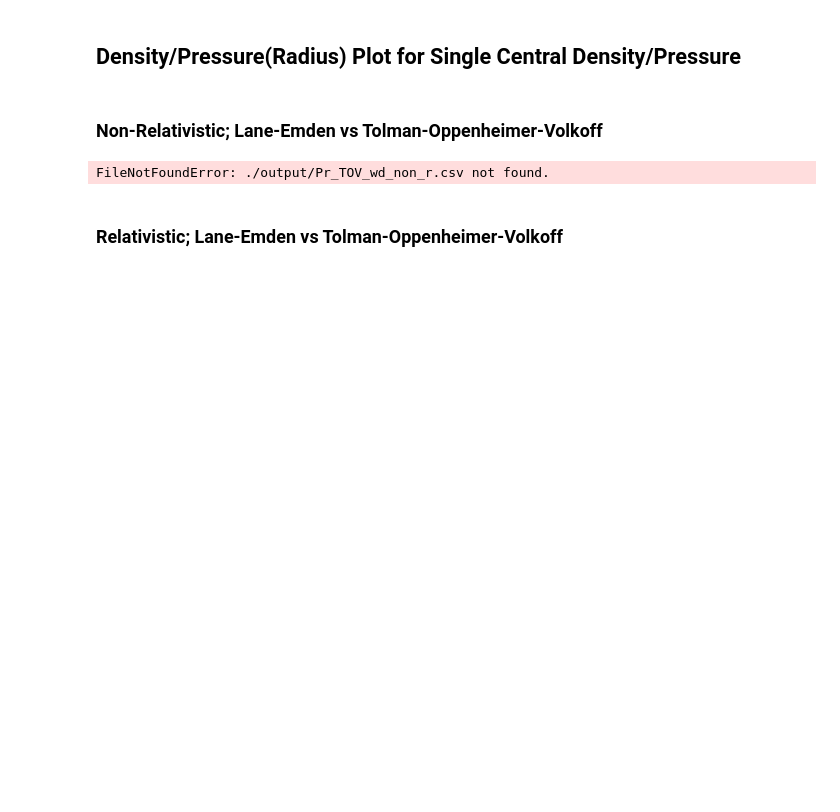
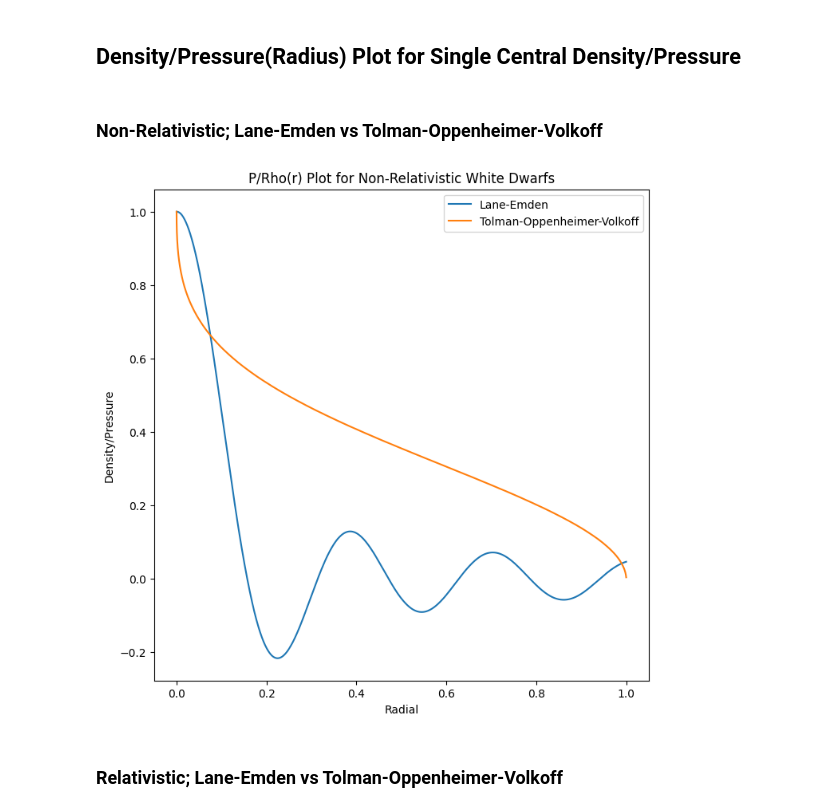
Before and after one commit to notbigbrad/p4theogroup, a Jupyter notebook: graphs.ipynb, the cells around one changed output. Saved outputs shown, nothing was run; the diff lists cells and outputs as text; code cells hidden in the pictures; blank space fills up the shorter version.

```diff
--- a/graphs.ipynb
+++ b/graphs.ipynb
@@ -180,17 +184,19 @@ plt.show()
 # %%
 f = np.loadtxt("./output/laneEmdenSolutions.csv", delimiter=",", dtype="float") # LE solution
 g = np.loadtxt("./output/Pr_TOV_wd_non_r.csv", delimiter=",", dtype="float") # TOV solution
+h = np.loadtxt("./output/Pr_HE_wd_non_r.csv", delimiter=",", dtype="float") # HE solution
 
 plt.figure(figsize=[8,8])
-plt.title("Mass-Radius Plot for Relativistic White Dwarfs")
-plt.plot(f.T[0], f.T[8], label="Lane-Emden", color="tab:blue")
-plt.plot(g.T[1], g.T[0], label="Tolman-Oppenheimer-Volkoff", color="tab:orange")
+plt.title("P/Rho(r) Plot for Non-Relativistic White Dwarfs")
+plt.plot(f.T[0]/np.max(f.T[0]), f.T[8]/np.max(f.T[8]), label="Lane-Emden", color="tab:blue")
+plt.plot(g.T[2]/np.max(g.T[2]), g.T[0]/np.max(g.T[0]), label="Tolman-Oppenheimer-Volkoff", color="tab:orange")
+plt.plot(h.T[2]/np.max(h.T[2]), h.T[0]/np.max(h.T[0]), label="Hydrostatic Equilibrium", color="tab:green")
 plt.xlabel("Radial")
 plt.ylabel("Density/Pressure")
 plt.legend()
 plt.show()
 # %% [output]
-FileNotFoundError: ./output/Pr_TOV_wd_non_r.csv not found.
+[figure, added]
 # %% [markdown]
 ### Relativistic; Lane-Emden vs Tolman-Oppenheimer-Volkoff
 # %%
```
Also changed, not shown: parts of 4 cells of this notebook, 15 other files.
